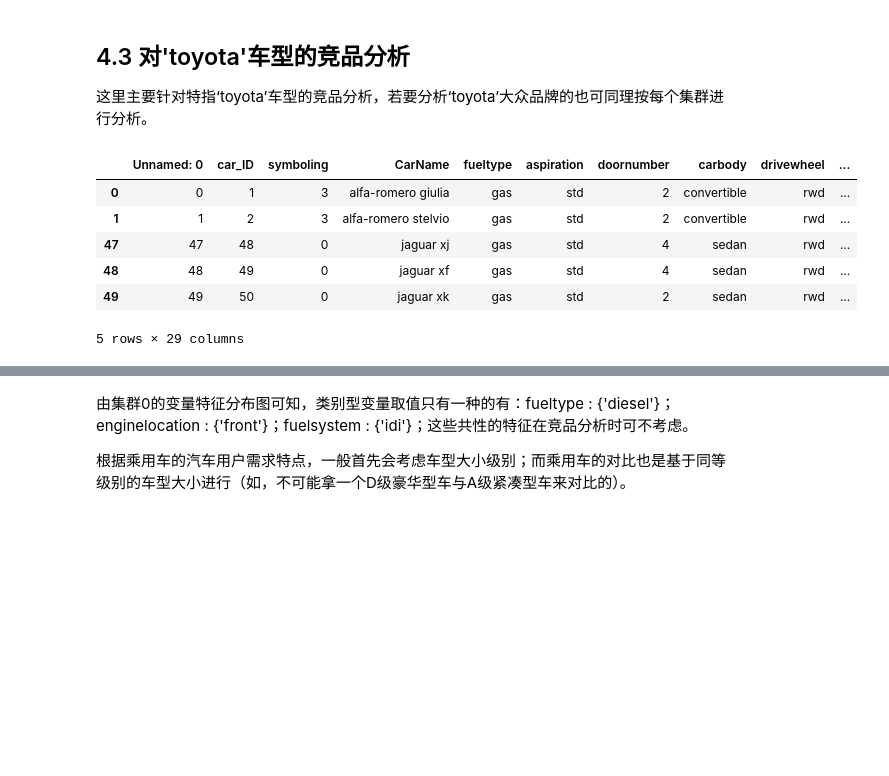
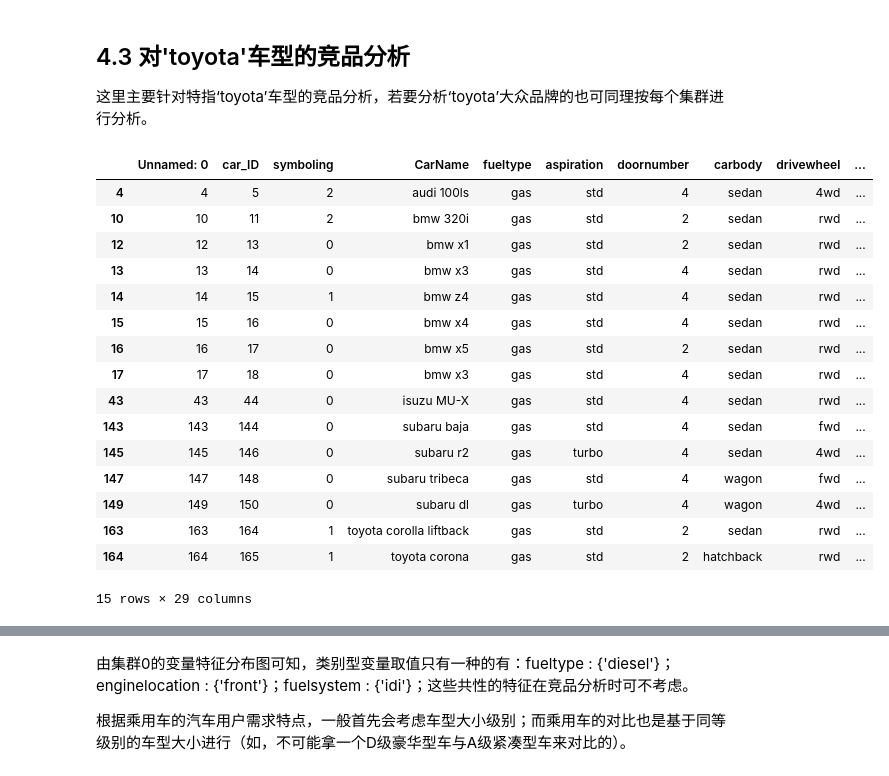
Before and after one commit to NoyeArk/GMM-EM, a Jupyter notebook: gmm_em/em.ipynb, the cells around one changed output, grey strips where cells are left out. Cells and saved outputs as stored; diff of their text form; code cells hidden in the pictures; blank space fills up the shorter version.

```diff
--- a/gmm_em/em.ipynb
+++ b/gmm_em/em.ipynb
@@ -298,13 +323,23 @@ df_volk
 这里主要针对特指‘toyota’车型的竞品分析，若要分析‘toyota’大众品牌的也可同理按每个集群进行分析。
 # %%
 # 提取分类为0的所有车型特征数据
-df0 = row_data.loc[row_data['result']==4]
-df0.head()
+df0 = row_data.loc[row_data['result']==3]
+df0
 # %% [output]
 |  | Unnamed: 0 | car_ID | symboling | CarName | fueltype | aspiration | doornumber | carbody | drivewheel | ... |
-| 0 | 0 | 1 | 3 | alfa-romero giulia | gas | std | 2 | convertible | rwd | ... |
-| 1 | 1 | 2 | 3 | alfa-romero stelvio | gas | std | 2 | convertible | rwd | ... |
-| 47 | 47 | 48 | 0 | jaguar xj | gas | std | 4 | sedan | rwd | ... |
-| 48 | 48 | 49 | 0 | jaguar xf | gas | std | 4 | sedan | rwd | ... |
-| 49 | 49 | 50 | 0 | jaguar xk | gas | std | 2 | sedan | rwd | ... |
+| 4 | 4 | 5 | 2 | audi 100ls | gas | std | 4 | sedan | 4wd | ... |
+| 10 | 10 | 11 | 2 | bmw 320i | gas | std | 2 | sedan | rwd | ... |
+| 12 | 12 | 13 | 0 | bmw x1 | gas | std | 2 | sedan | rwd | ... |
+| 13 | 13 | 14 | 0 | bmw x3 | gas | std | 4 | sedan | rwd | ... |
+| 14 | 14 | 15 | 1 | bmw z4 | gas | std | 4 | sedan | rwd | ... |
+| 15 | 15 | 16 | 0 | bmw x4 | gas | std | 4 | sedan | rwd | ... |
+| 16 | 16 | 17 | 0 | bmw x5 | gas | std | 2 | sedan | rwd | ... |
+| 17 | 17 | 18 | 0 | bmw x3 | gas | std | 4 | sedan | rwd | ... |
+| 43 | 43 | 44 | 0 | isuzu MU-X | gas | std | 4 | sedan | rwd | ... |
+| 143 | 143 | 144 | 0 | subaru baja | gas | std | 4 | sedan | fwd | ... |
+| 145 | 145 | 146 | 0 | subaru r2 | gas | turbo | 4 | sedan | 4wd | ... |
+| 147 | 147 | 148 | 0 | subaru tribeca | gas | std | 4 | wagon | fwd | ... |
+| 149 | 149 | 150 | 0 | subaru dl | gas | turbo | 4 | wagon | 4wd | ... |
+| 163 | 163 | 164 | 1 | toyota corolla liftback | gas | std | 2 | sedan | rwd | ... |
+| 164 | 164 | 165 | 1 | toyota corona | gas | std | 2 | hatchback | rwd | ... |
-5 rows × 29 columns
+15 rows × 29 columns
```
Also changed, not shown: parts of 15 cells of this notebook, 8 other files.
